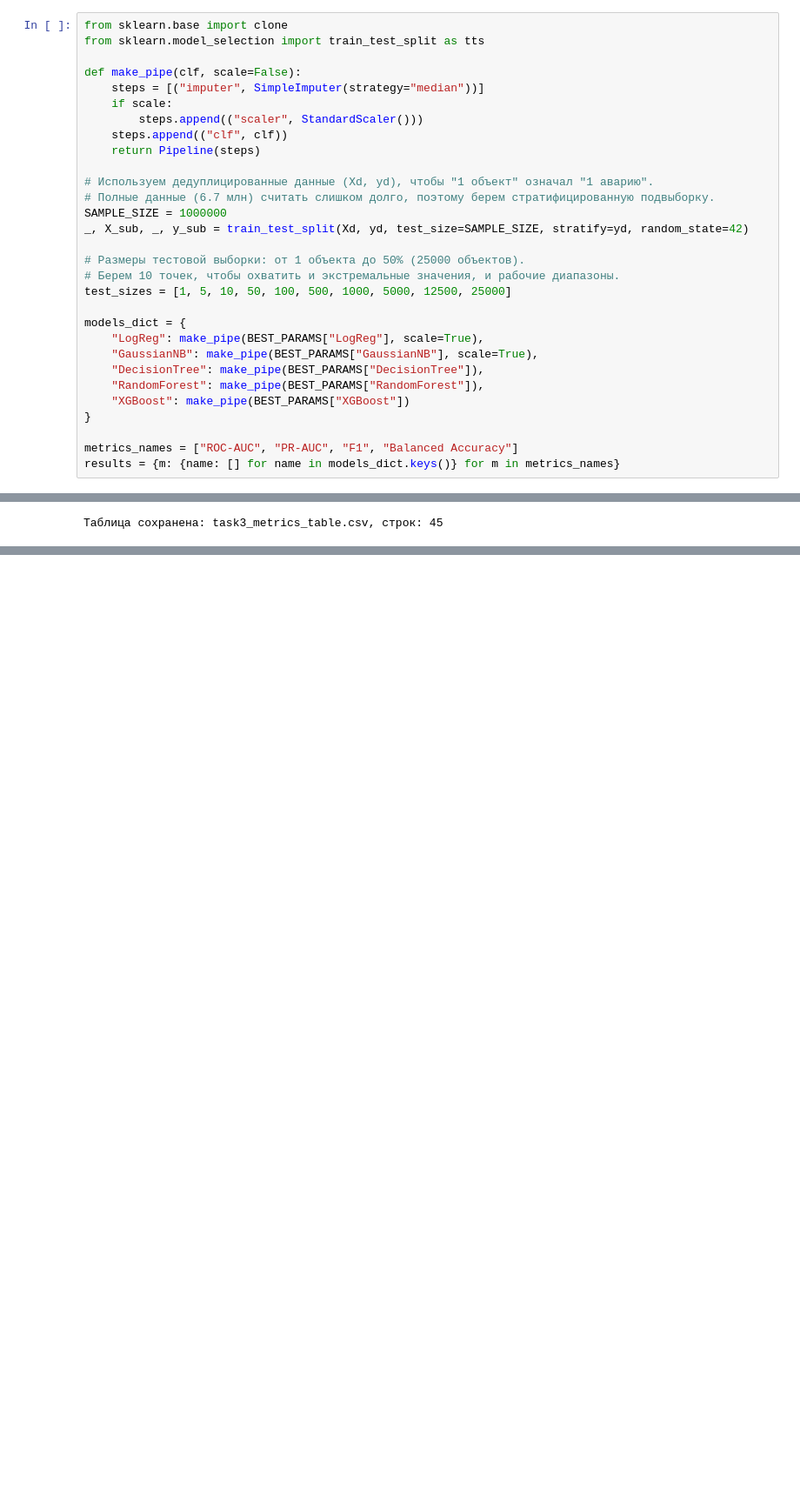
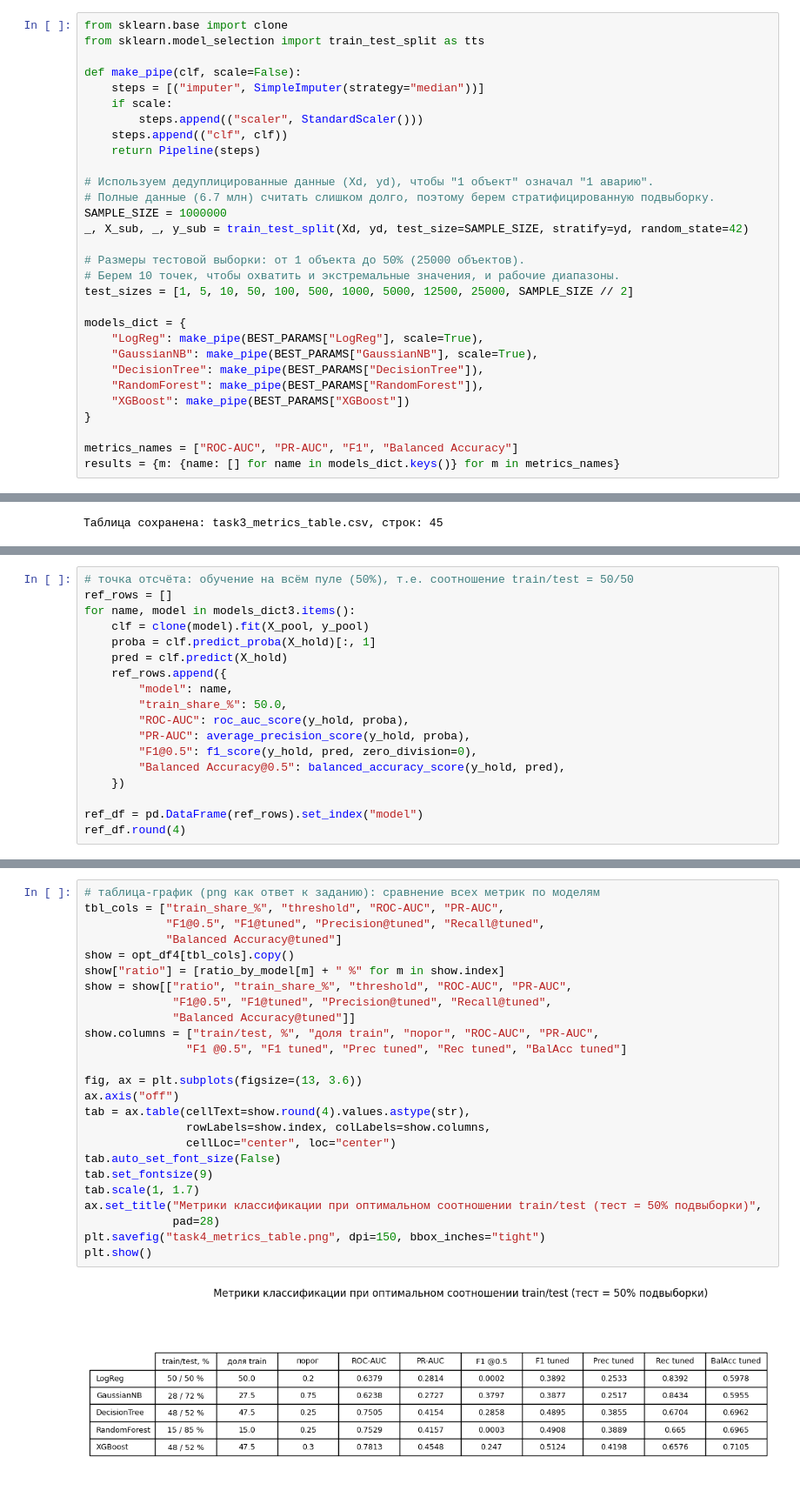
Before and after one commit to Dead-Ded/AITechnologiesMaster, a Jupyter notebook: kt3/kt3_tasks.ipynb, the cells around one changed output, grey strips where cells are left out. Shown at 87% size. Drawn from its saved outputs; the diff is of its cells as text; blank space fills up the shorter version.

```diff
--- a/kt3/kt3_tasks.ipynb
+++ b/kt3/kt3_tasks.ipynb
@@ -410,7 +410,7 @@ _, X_sub, _, y_sub = train_test_split(Xd, yd, test_size=SAMPLE_SIZE, stratify=yd
 
 # Размеры тестовой выборки: от 1 объекта до 50% (25000 объектов).
 # Берем 10 точек, чтобы охватить и экстремальные значения, и рабочие диапазоны.
-test_sizes = [1, 5, 10, 50, 100, 500, 1000, 5000, 12500, 25000]
+test_sizes = [1, 5, 10, 50, 100, 500, 1000, 5000, 12500, 25000, SAMPLE_SIZE // 2]
 
 models_dict = {
     "LogReg": make_pipe(BEST_PARAMS["LogReg"], scale=True),
@@ -757,0 +804,18 @@ print(f"Таблица сохранена: task3_metrics_table.csv, строк:
+# %%
+# точка отсчёта: обучение на всём пуле (50%), т.е. соотношение train/test = 50/50
+ref_rows = []
+for name, model in models_dict3.items():
+    clf = clone(model).fit(X_pool, y_pool)
+    proba = clf.predict_proba(X_hold)[:, 1]
+    pred = clf.predict(X_hold)
+    ref_rows.append({
+        "model": name,
+        "train_share_%": 50.0,
+        "ROC-AUC": roc_auc_score(y_hold, proba),
+        "PR-AUC": average_precision_score(y_hold, proba),
+        "F1@0.5": f1_score(y_hold, pred, zero_division=0),
+        "Balanced Accuracy@0.5": balanced_accuracy_score(y_hold, pred),
+    })
+
+ref_df = pd.DataFrame(ref_rows).set_index("model")
+ref_df.round(4)
@@ -757,0 +887,27 @@ print(f"Таблица сохранена: task3_metrics_table.csv, строк:
+# %%
+# таблица-график (png как ответ к заданию): сравнение всех метрик по моделям
+tbl_cols = ["train_share_%", "threshold", "ROC-AUC", "PR-AUC",
+            "F1@0.5", "F1@tuned", "Precision@tuned", "Recall@tuned",
+            "Balanced Accuracy@tuned"]
+show = opt_df4[tbl_cols].copy()
+show["ratio"] = [ratio_by_model[m] + " %" for m in show.index]
+show = show[["ratio", "train_share_%", "threshold", "ROC-AUC", "PR-AUC",
+             "F1@0.5", "F1@tuned", "Precision@tuned", "Recall@tuned",
+             "Balanced Accuracy@tuned"]]
+show.columns = ["train/test, %", "доля train", "порог", "ROC-AUC", "PR-AUC",
+               "F1 @0.5", "F1 tuned", "Prec tuned", "Rec tuned", "BalAcc tuned"]
+
+fig, ax = plt.subplots(figsize=(13, 3.6))
+ax.axis("off")
+tab = ax.table(cellText=show.round(4).values.astype(str),
+               rowLabels=show.index, colLabels=show.columns,
+               cellLoc="center", loc="center")
+tab.auto_set_font_size(False)
+tab.set_fontsize(9)
+tab.scale(1, 1.7)
+ax.set_title("Метрики классификации при оптимальном соотношении train/test (тест = 50% подвыборки)",
+             pad=28)
+plt.savefig("task4_metrics_table.png", dpi=150, bbox_inches="tight")
+plt.show()
+# %% [output]
+[figure, added]
```
Also changed, not shown: parts of 8 cells of this notebook, 9 other files.
